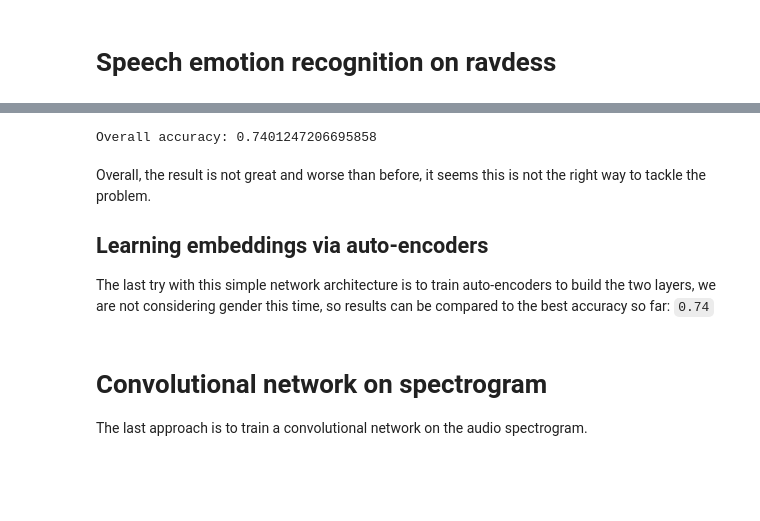
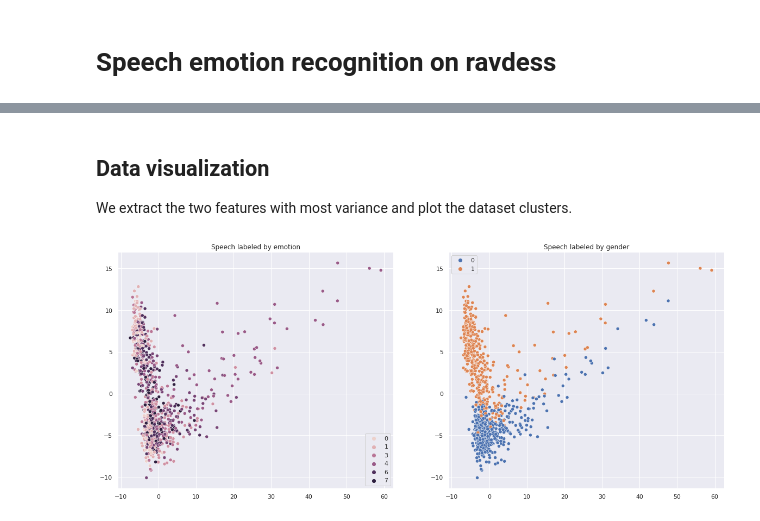
Before and after one commit to tomfran/ravdess-ser, a Jupyter notebook: notebook.ipynb, the cells around one changed output, grey strips where cells are left out. Drawn from its saved outputs; the diff is of its cells as text; code cells hidden in the pictures; blank space fills up the shorter version.

```diff
--- a/notebook.ipynb
+++ b/notebook.ipynb
@@ -45,0 +59,3 @@ Data found on disk
+# %%
+loader = Loader(speech_path, save_path, True, int(MAX_LEN), FILE_LIMIT)
+data, labels = loader.load(OVERWRITE)
@@ -247,15 +84,7 @@ TEST: Loss: 0.9944520592689514, accuracy: 0.7131147384643555
-# %%
-a = (0.7637130618095398 * len(y_test_m) + 0.7172130942344666 * len(y_test_f))/(len(y_test_m) + len(y_test_f))
-print(f"Overall accuracy: {a}")
-# %% [output]
-Overall accuracy: 0.7401247206695858
-# %% [markdown]
-Overall, the result is not great and worse than before, it seems this is not the right way to tackle the problem.
-
-## Learning embeddings via auto-encoders
-
-The last try with this simple network architecture is to train auto-encoders to build the two layers, we are not considering gender this time, so results can be compared to the best accuracy so far: `0.74`
-# %% [markdown]
-# Convolutional network on spectrogram
-
-The last approach is to train a convolutional network on the audio spectrogram.
+# %% [markdown]
+## Data visualization
+We extract the two features with most variance and plot the dataset clusters.
+# %%
+plot_clusters(Dataset(original_data=(orig_features, orig_labels), augmented_data=[]))
+# %% [output]
+[figure, added]
```
Also changed, not shown: parts of 57 cells of this notebook, 7 other files.
